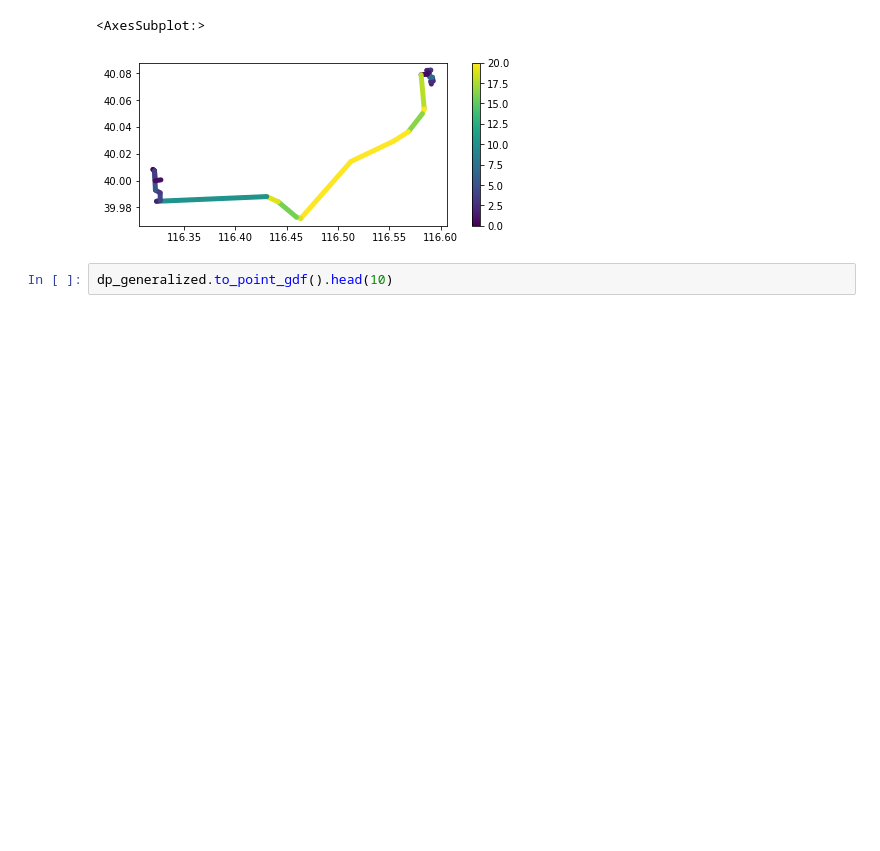
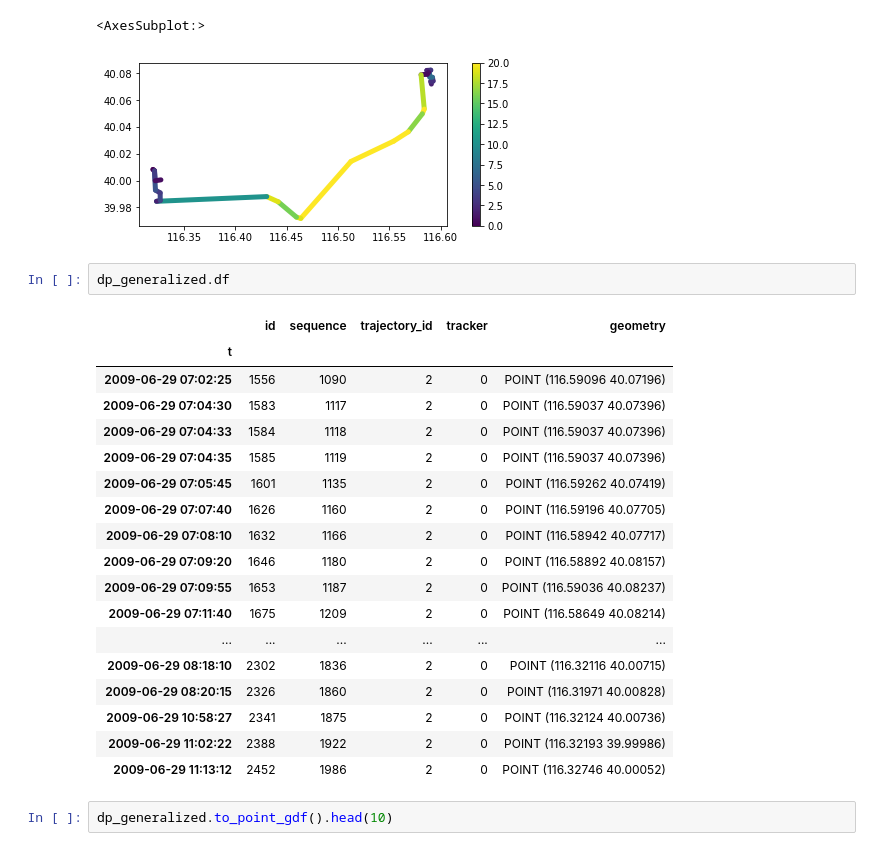
Before and after one commit to sajouaou/line-simplification-algorithm-for-mobility-data, a Jupyter notebook: Code/simplification.ipynb, the cells around one changed output. Cells and saved outputs as stored; diff of their text form; blank space fills up the shorter version.

```diff
--- a/Code/simplification.ipynb
+++ b/Code/simplification.ipynb
@@ -98,6 +297,27 @@ dp_generalized.plot(column='speed', vmax=20, **plot_defaults)
 # %% [output]
 <AxesSubplot:>
 [figure]
+# %%
+dp_generalized.df
+# %% [output]
+|  | id | sequence | trajectory_id | tracker | geometry |
+| t |  |  |  |  |  |
+| 2009-06-29 07:02:25 | 1556 | 1090 | 2 | 0 | POINT (116.59096 40.07196) |
+| 2009-06-29 07:04:30 | 1583 | 1117 | 2 | 0 | POINT (116.59037 40.07396) |
+| 2009-06-29 07:04:33 | 1584 | 1118 | 2 | 0 | POINT (116.59037 40.07396) |
+| 2009-06-29 07:04:35 | 1585 | 1119 | 2 | 0 | POINT (116.59037 40.07396) |
+| 2009-06-29 07:05:45 | 1601 | 1135 | 2 | 0 | POINT (116.59262 40.07419) |
+| 2009-06-29 07:07:40 | 1626 | 1160 | 2 | 0 | POINT (116.59196 40.07705) |
+| 2009-06-29 07:08:10 | 1632 | 1166 | 2 | 0 | POINT (116.58942 40.07717) |
+| 2009-06-29 07:09:20 | 1646 | 1180 | 2 | 0 | POINT (116.58892 40.08157) |
+| 2009-06-29 07:09:55 | 1653 | 1187 | 2 | 0 | POINT (116.59036 40.08237) |
+| 2009-06-29 07:11:40 | 1675 | 1209 | 2 | 0 | POINT (116.58649 40.08214) |
+| ... | ... | ... | ... | ... | ... |
+| 2009-06-29 08:18:10 | 2302 | 1836 | 2 | 0 | POINT (116.32116 40.00715) |
+| 2009-06-29 08:20:15 | 2326 | 1860 | 2 | 0 | POINT (116.31971 40.00828) |
+| 2009-06-29 10:58:27 | 2341 | 1875 | 2 | 0 | POINT (116.32124 40.00736) |
+| 2009-06-29 11:02:22 | 2388 | 1922 | 2 | 0 | POINT (116.32193 39.99986) |
+| 2009-06-29 11:13:12 | 2452 | 1986 | 2 | 0 | POINT (116.32746 40.00052) |
 # %%
 dp_generalized.to_point_gdf().head(10)
 # %% [output]
```
Also changed, not shown: parts of 15 cells of this notebook, 5 other files.
